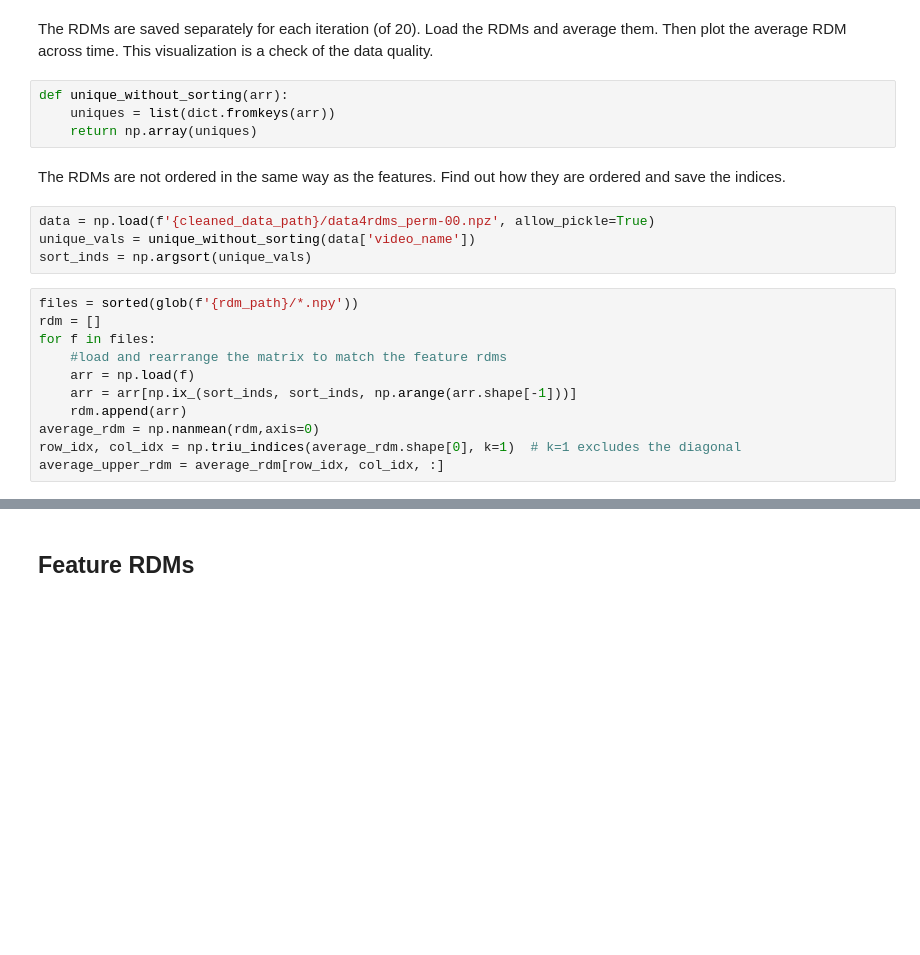
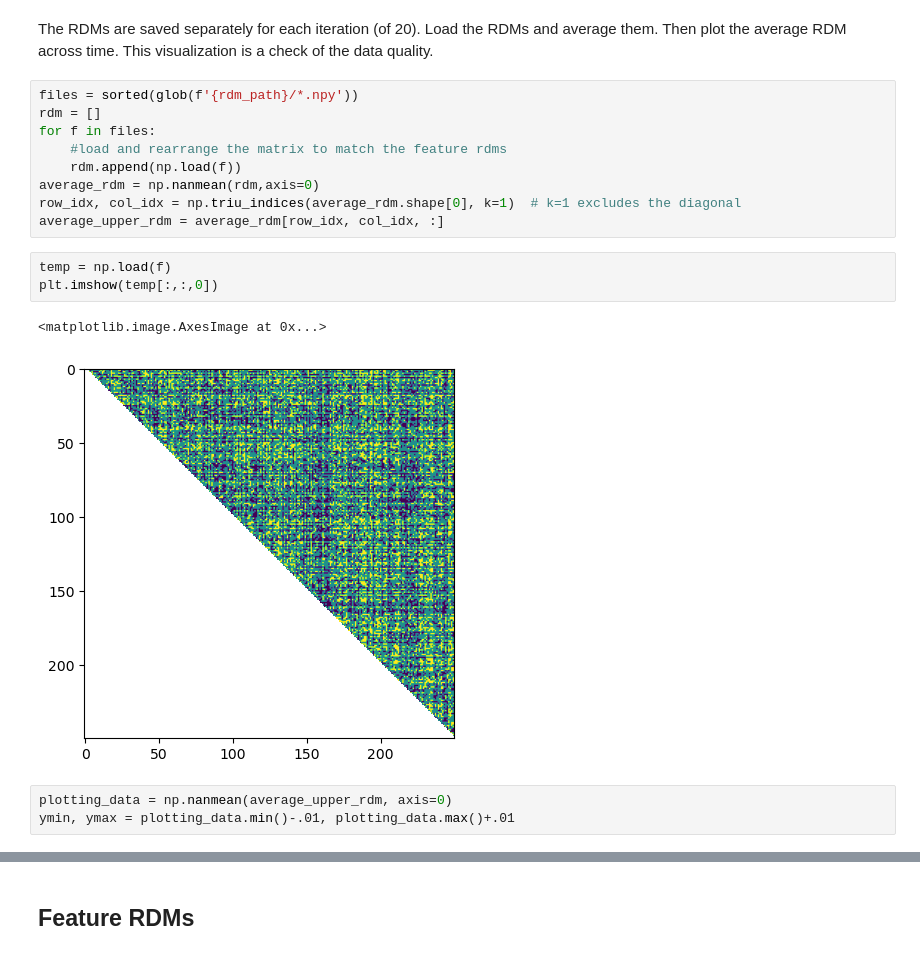
Before and after one commit to Isik-lab/SIEEG_analysis, a Jupyter notebook: notebooks/RSA.ipynb, the cells around one changed output, grey strips where cells are left out. Drawn from its saved outputs; the diff is of its cells as text; blank space fills up the shorter version.

```diff
--- a/notebooks/RSA.ipynb
+++ b/notebooks/RSA.ipynb
@@ -15,25 +19,22 @@ annotation_file = f'{data_path}/raw/annotations/annotations.csv'
 ## Load RDM
 # %% [markdown]
 The RDMs are saved separately for each iteration (of 20). Load the RDMs and average them. Then plot the average RDM across time. This visualization is a check of the data quality.
-# %%
-def unique_without_sorting(arr):
-    uniques = list(dict.fromkeys(arr))
-    return np.array(uniques)
-# %% [markdown]
-The RDMs are not ordered in the same way as the features. Find out how they are ordered and save the indices.
-# %%
-data = np.load(f'{cleaned_data_path}/data4rdms_perm-00.npz', allow_pickle=True)
-unique_vals = unique_without_sorting(data['video_name'])
-sort_inds = np.argsort(unique_vals)
 # %%
 files = sorted(glob(f'{rdm_path}/*.npy'))
 rdm = []
 for f in files:
     #load and rearrange the matrix to match the feature rdms
-    arr = np.load(f)
-    arr = arr[np.ix_(sort_inds, sort_inds, np.arange(arr.shape[-1]))]
-    rdm.append(arr)
+    rdm.append(np.load(f))
 average_rdm = np.nanmean(rdm,axis=0)
 row_idx, col_idx = np.triu_indices(average_rdm.shape[0], k=1)  # k=1 excludes the diagonal
 average_upper_rdm = average_rdm[row_idx, col_idx, :]
+# %%
+temp = np.load(f)
+plt.imshow(temp[:,:,0])
+# %% [output]
+<matplotlib.image.AxesImage at 0x...>
+[figure, added]
+# %%
+plotting_data = np.nanmean(average_upper_rdm, axis=0)
+ymin, ymax = plotting_data.min()-.01, plotting_data.max()+.01
 # %%
```
Also changed, not shown: parts of 6 cells of this notebook, 3 other files.
